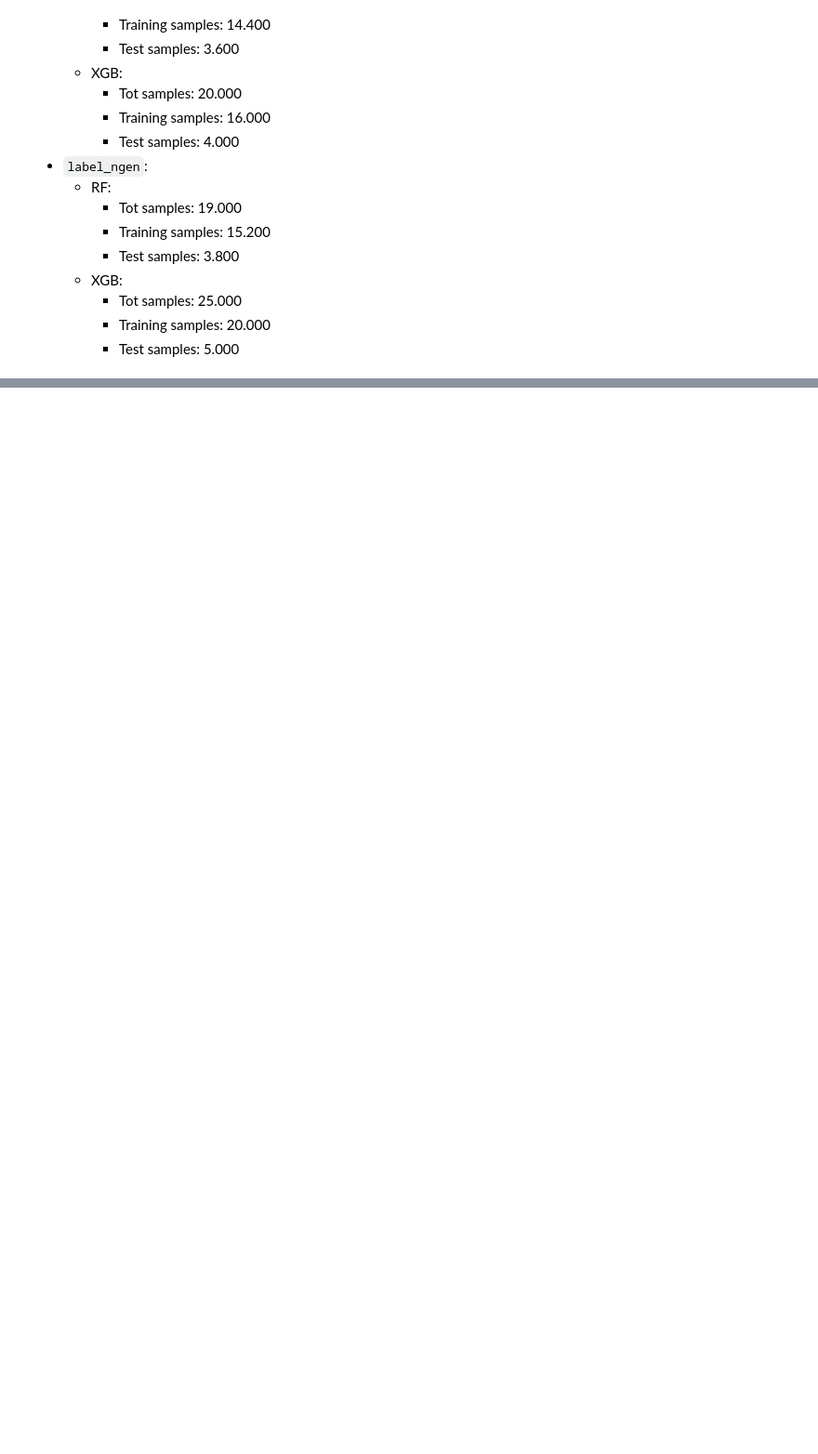
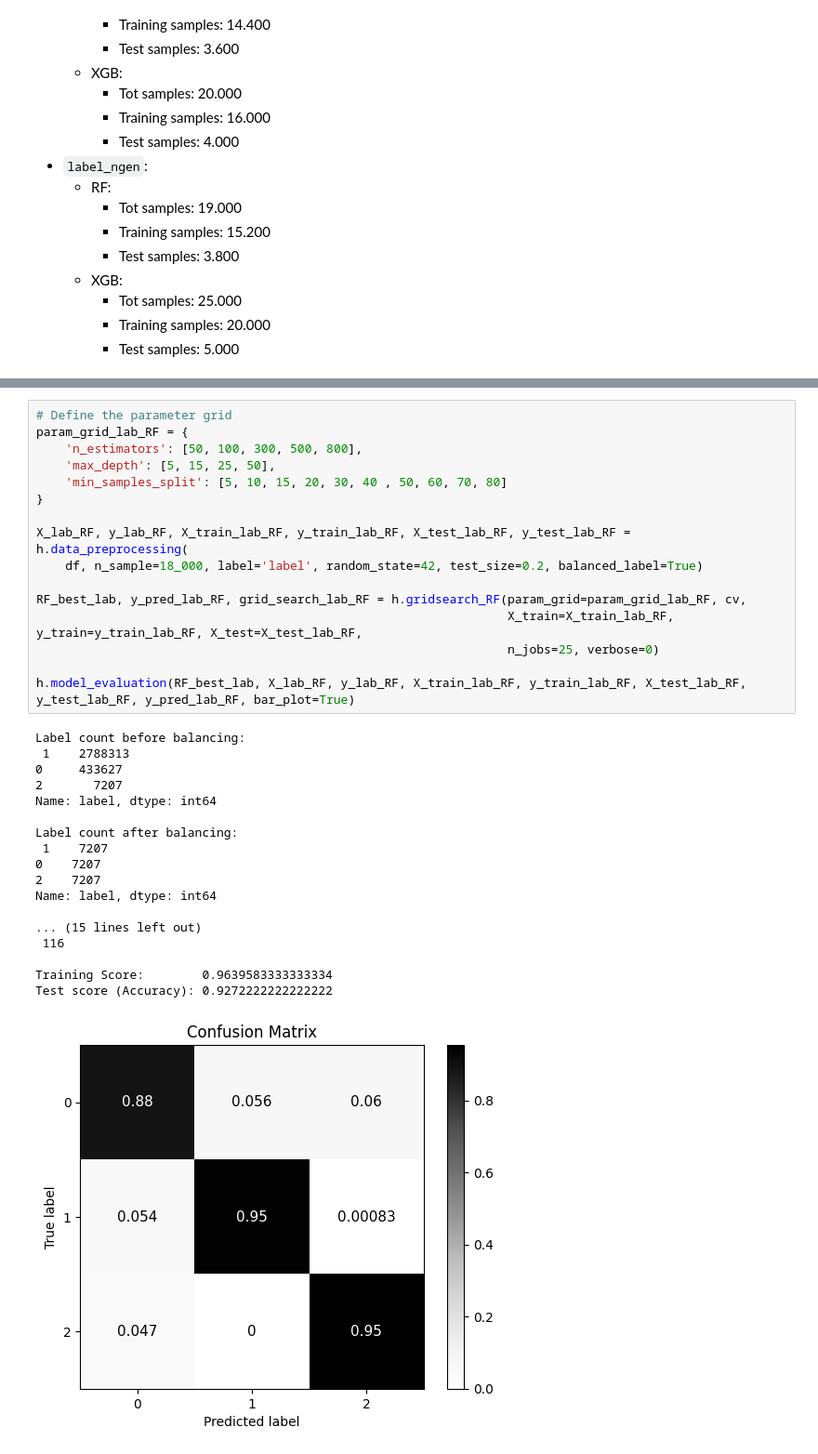
Before and after one commit to Berto70/hm_bbh, a Jupyter notebook: group_07_2324.ipynb, the cells around one changed output, grey strips where cells are left out. Shown at 93% size. Saved outputs shown, nothing was run; the diff lists cells and outputs as text; blank space fills up the shorter version.

```diff
--- a/group_07_2324.ipynb
+++ b/group_07_2324.ipynb
@@ -453,0 +497,35 @@ This are the best values found from the test above. This are the samples count t
+# %%
+# Define the parameter grid
+param_grid_lab_RF = {
+    'n_estimators': [50, 100, 300, 500, 800],
+    'max_depth': [5, 15, 25, 50],
+    'min_samples_split': [5, 10, 15, 20, 30, 40 , 50, 60, 70, 80]
+}
+
+X_lab_RF, y_lab_RF, X_train_lab_RF, y_train_lab_RF, X_test_lab_RF, y_test_lab_RF = h.data_preprocessing(
+    df, n_sample=18_000, label='label', random_state=42, test_size=0.2, balanced_label=True)
+
+RF_best_lab, y_pred_lab_RF, grid_search_lab_RF = h.gridsearch_RF(param_grid=param_grid_lab_RF, cv,
+                                                                 X_train=X_train_lab_RF, y_train=y_train_lab_RF, X_test=X_test_lab_RF,
+                                                                 n_jobs=25, verbose=0)
+
+h.model_evaluation(RF_best_lab, X_lab_RF, y_lab_RF, X_train_lab_RF, y_train_lab_RF, X_test_lab_RF, y_test_lab_RF, y_pred_lab_RF, bar_plot=True)
+# %% [output]
+Label count before balancing:
+ 1    2788313
+0     433627
+2       7207
+Name: label, dtype: int64
+
+Label count after balancing:
+ 1    7207
+0    7207
+2    7207
+Name: label, dtype: int64
+
+... (15 lines left out)
+ 116
+
+Training Score:        0.9639583333333334
+Test score (Accuracy): 0.9272222222222222
+[figure, added]
```
Also changed, not shown: parts of 11 cells of this notebook.
